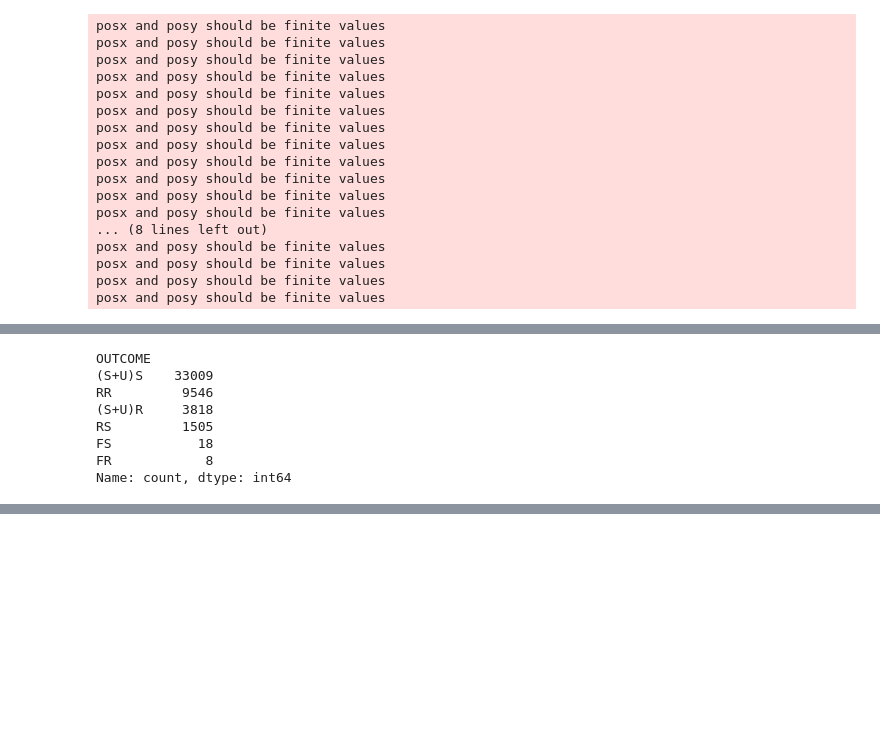
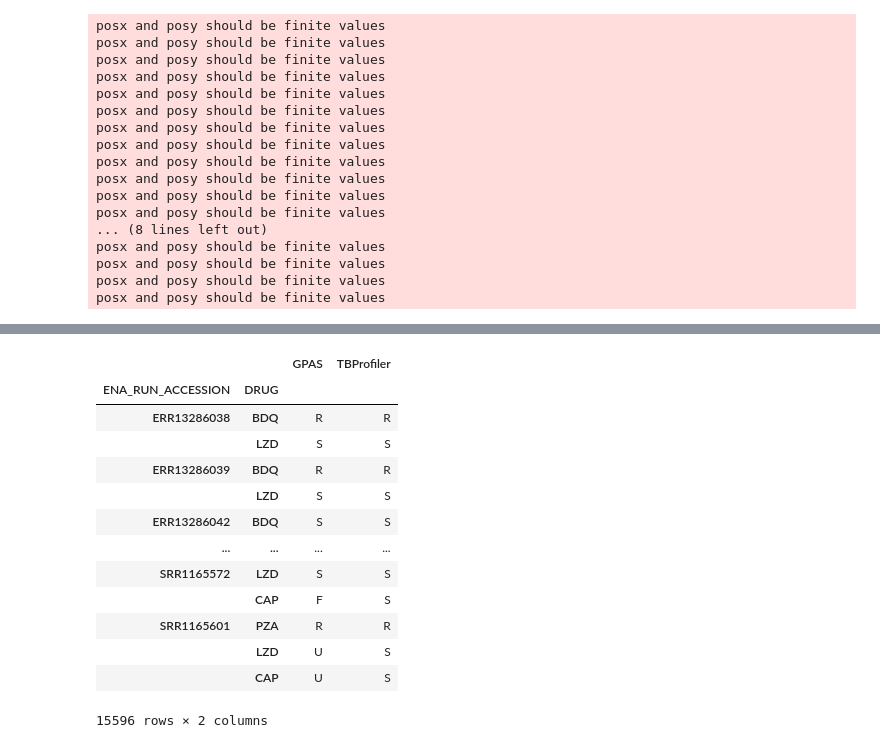
Before and after one commit to fowler-lab/validate-myco-amr, a Jupyter notebook: plot.ipynb, the cells around one changed output, grey strips where cells are left out. Cells and saved outputs as stored; diff of their text form; code cells hidden in the pictures; blank space fills up the shorter version.

```diff
--- a/plot.ipynb
+++ b/plot.ipynb
@@ -513,24 +382,3 @@ UKMYC_RESULTS[:3]
-# %%
-def define_outcome(row):
-    if row.PREDICTION in ['S', 'U']:
-        if row.BINARY_PHENOTYPE == 'R':
-            return '(S+U)R'
-        else:
-            return '(S+U)S'
-    else:
-        return str(row.PREDICTION)+str(row.BINARY_PHENOTYPE)
-
-UKMYC_RESULTS['OUTCOME'] = UKMYC_RESULTS.apply(define_outcome, axis=1)
-UKMYC_RESULTS.OUTCOME.value_counts()
-# %% [output]
-OUTCOME
-(S+U)S    33009
-RR         9546
-(S+U)R     3818
-RS         1505
-FS           18
-FR            8
-Name: count, dtype: int64
 # %%
 DISCREPANCY_SET = UKMYC_RESULTS[(UKMYC_RESULTS.PHENOTYPE_METHOD=='UKMYC') & (UKMYC_RESULTS.OUTCOME.str[0]!='F')]
 DISCREPANCY_SET[:6]
@@ -567,0 +456,36 @@ for set in ['basic', 'nulls', 'nulls+minors']:
+# %%
+PHENOTYPES = pandas.read_csv('dat/PHENOTYPES.csv')
+PHENOTYPES.set_index(['ENA_RUN_ACCESSION', 'DRUG'], inplace=True)
+PHENOTYPES.sort_index(inplace=True)
+
+predictions = pandas.read_csv('dat/PREDICTIONS.csv')
+predictions = predictions[predictions.SET=='nulls+minors']
+predictions.drop(columns=['SET'], inplace=True)
+predictions.set_index(['ENA_RUN_ACCESSION', 'DRUG'], inplace=True)
+predictions.rename(columns={'PREDICTION': 'GPAS'}, inplace=True)
+predictions = predictions[predictions.index.isin(PHENOTYPES.index)]
+
+tbprofiler = pandas.read_csv('dat/tbprofiler_PREDICTIONS.csv')
+tbprofiler.set_index(['ENA_RUN_ACCESSION', 'DRUG'], inplace=True)
+tbprofiler = tbprofiler[tbprofiler.index.isin(PHENOTYPES.index)]
+tbprofiler.rename(columns={'PREDICTION': 'TBProfiler'}, inplace=True)
+
+assert len(predictions) == len(tbprofiler)
+
+comparison = predictions.join(tbprofiler, how='inner')
+comparison
+# %% [output]
+|  |  | GPAS | TBProfiler |
+| ENA_RUN_ACCESSION | DRUG |  |  |
+| ERR13286038 | BDQ | R | R |
+|  | LZD | S | S |
+| ERR13286039 | BDQ | R | R |
+|  | LZD | S | S |
+| ERR13286042 | BDQ | S | S |
+| ... | ... | ... | ... |
+| SRR1165572 | LZD | S | S |
+|  | CAP | F | S |
+| SRR1165601 | PZA | R | R |
+|  | LZD | U | S |
+|  | CAP | U | S |
+15596 rows × 2 columns
```
Also changed, not shown: parts of 16 cells of this notebook, 6 other files.
